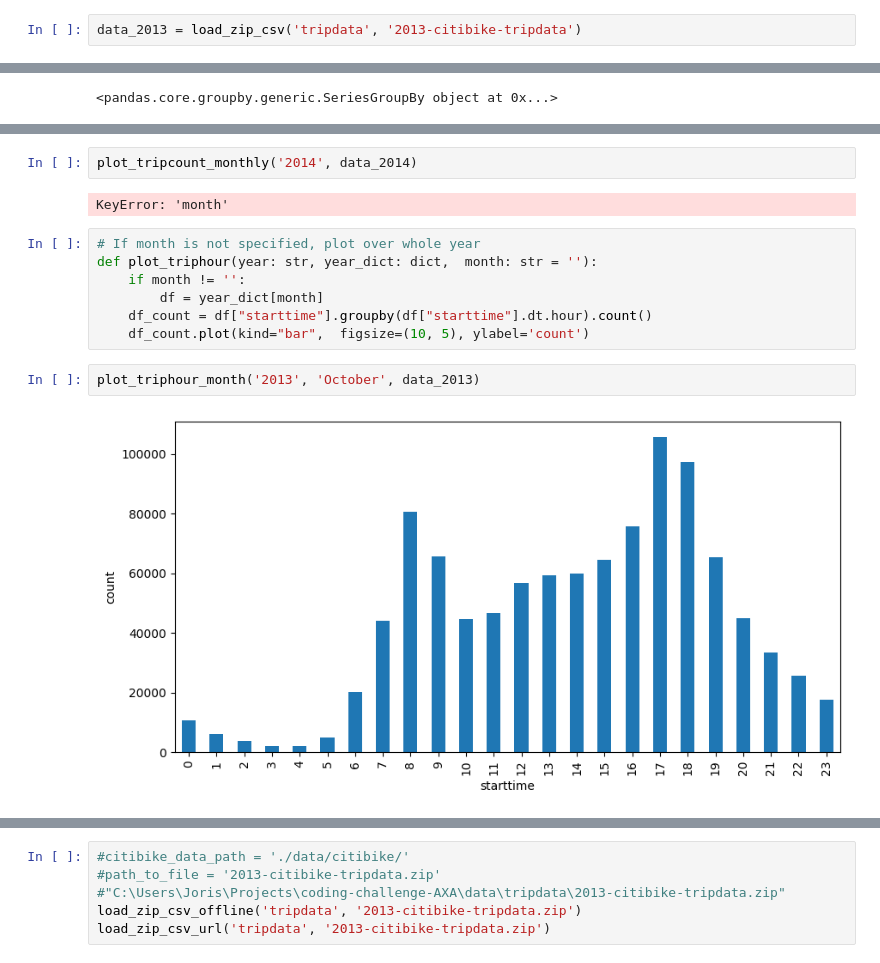
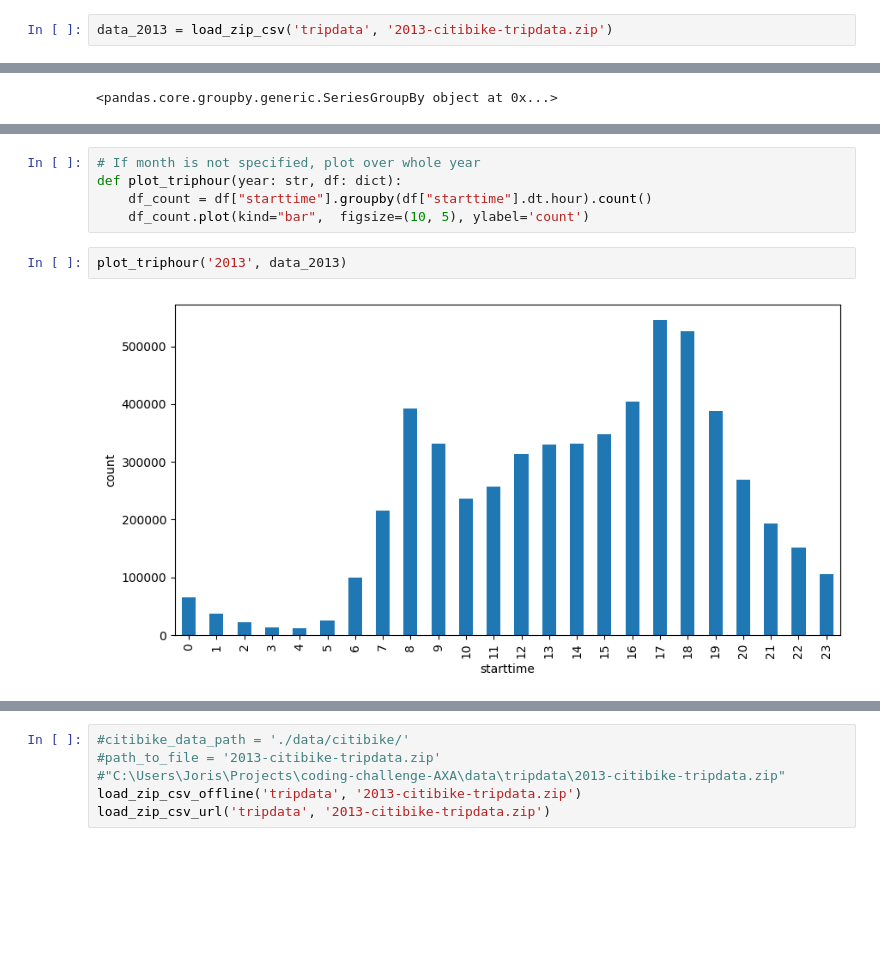
Before and after one commit to joris-de/coding-challenge-AXA, a Jupyter notebook: notebooks/Analysis.ipynb, the cells around one changed output, grey strips where cells are left out. Saved outputs shown, nothing was run; the diff lists cells and outputs as text; blank space fills up the shorter version.

```diff
--- a/notebooks/Analysis.ipynb
+++ b/notebooks/Analysis.ipynb
@@ -212,5 +230,5 @@ def load_zip_csv(bucket_name: str, file_name: str):
 # %%
-data_2013 = load_zip_csv('tripdata', '2013-citibike-tripdata')
+data_2013 = load_zip_csv('tripdata', '2013-citibike-tripdata.zip')
 # %% [output]
 Trying to load file from disk.
 Processing 2013 December: 201312-citibike-tripdata_1.csv
@@ -343,15 +335,9 @@ KeyError: 'month'
-# %%
-plot_tripcount_monthly('2014', data_2014)
-# %% [output]
-KeyError: 'month'
 # %%
 # If month is not specified, plot over whole year
-def plot_triphour(year: str, year_dict: dict,  month: str = ''):
-    if month != '':
-        df = year_dict[month]
+def plot_triphour(year: str, df: dict):
     df_count = df["starttime"].groupby(df["starttime"].dt.hour).count()
     df_count.plot(kind="bar",  figsize=(10, 5), ylabel='count')
 # %%
-plot_triphour_month('2013', 'October', data_2013)
+plot_triphour('2013', data_2013)
 # %% [output]
-[figure, old version]
+[figure, new version]
```
Also changed, not shown: parts of 17 cells of this notebook, 1 other file.
